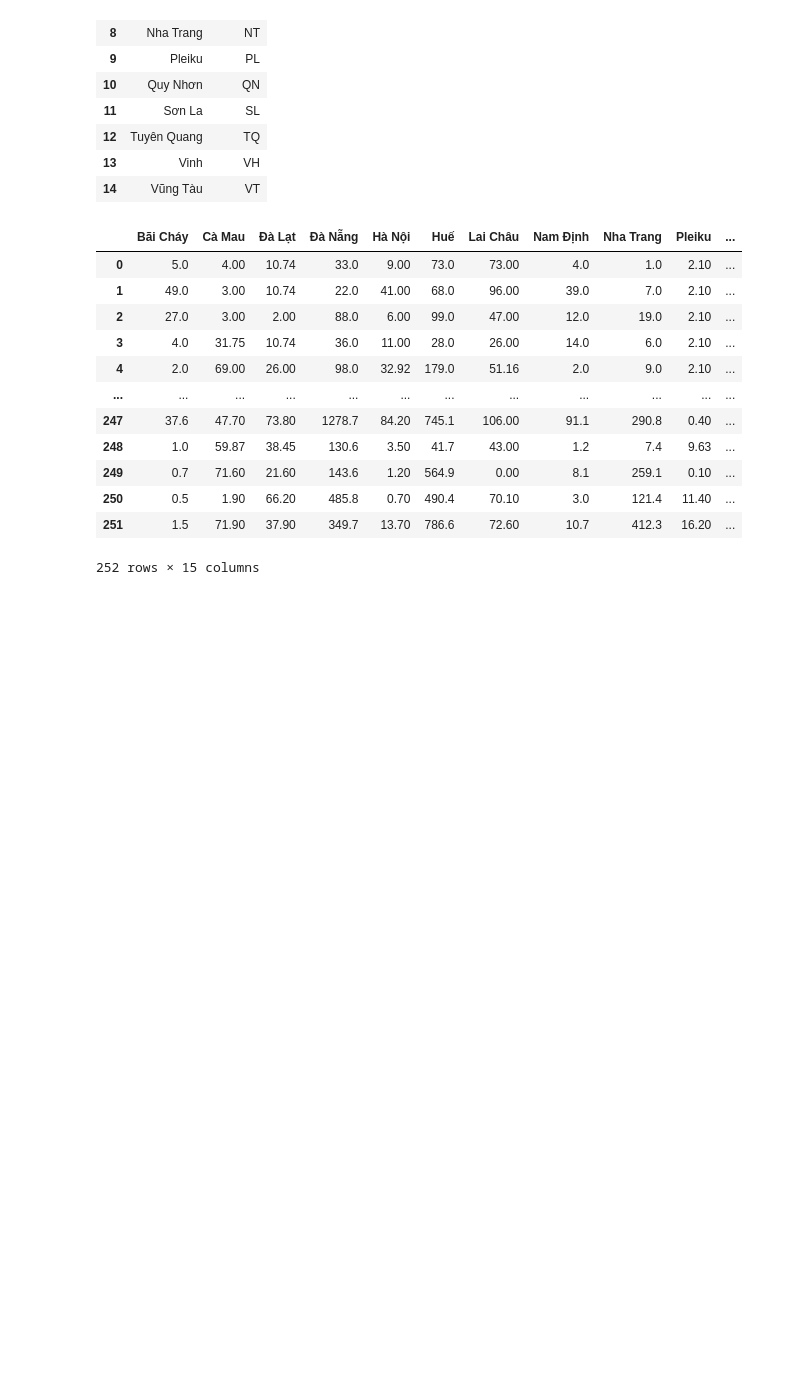
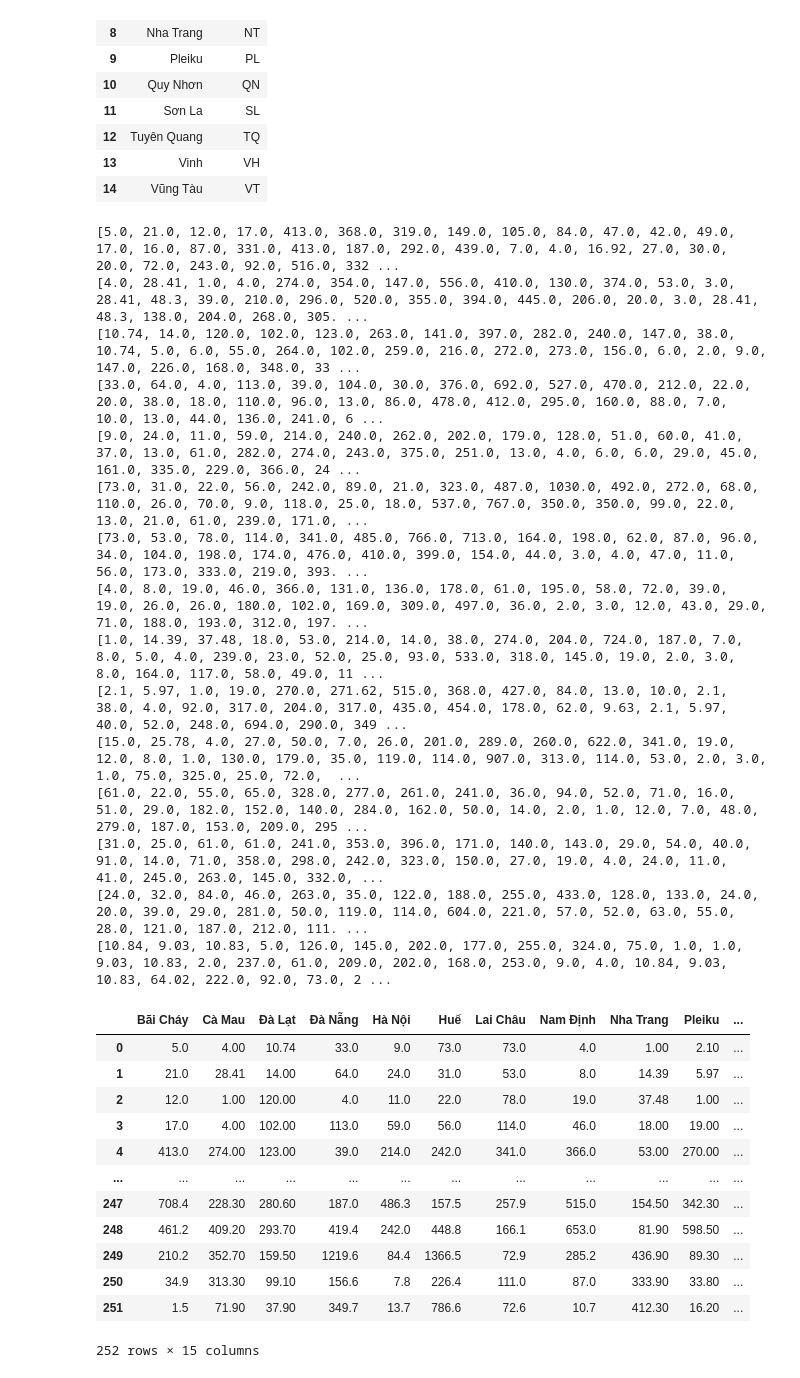
Before and after one commit to Cine-maker/Deep_Learning_Rainfall, a Jupyter notebook: data filling.ipynb, the cells around one changed output. Saved outputs shown, nothing was run; the diff lists cells and outputs as text; code cells hidden in the pictures; blank space fills up the shorter version.

```diff
--- a/data filling.ipynb
+++ b/data filling.ipynb
@@ -43,35 +43,51 @@ data_name
 # %%
 dafa=pd.DataFrame()
 for k in range(len(data_name['Symbol'])):
         Value_Rainfall=[]
         for i in range(12):
                 a=[]
                 for j in range(21):
                         a.append(df[data_name['Symbol'][k]][i+j*12])
                 Value_Rainfall.append(a)
         if np.isnan(sum(df[data_name['Symbol'][k]])):
                 Filling_Value=np.argwhere(np.isnan(Value_Rainfall))
-                print(data_name['Name'][k],Filling_Value)
                 for i in range(len(Filling_Value)):
                         Value_Rainfall[Filling_Value[i][0]][Filling_Value[i][1]]=np.nanmean(Value_Rainfall[Filling_Value[i][0]])
-
-        Value_Rainfall=[np.array(Value_Rainfall).flatten()]
-        dafa[data_name['Name'][k]]=Value_Rainfall[0].round(2)
+        Value_Filled=[]
+        for j in range(21):
+                for i in range(12):
+                        Value_Filled.append(Value_Rainfall[i][j].round(2))
+        dafa[data_name['Name'][k]]=Value_Filled
 dafa
 # %% [output]
+[5.0, 21.0, 12.0, 17.0, 413.0, 368.0, 319.0, 149.0, 105.0, 84.0, 47.0, 42.0, 49.0, 17.0, 16.0, 87.0, 331.0, 413.0, 187.0, 292.0, 439.0, 7.0, 4.0, 16.92, 27.0, 30.0, 20.0, 72.0, 243.0, 92.0, 516.0, 332 ...
+[4.0, 28.41, 1.0, 4.0, 274.0, 354.0, 147.0, 556.0, 410.0, 130.0, 374.0, 53.0, 3.0, 28.41, 48.3, 39.0, 210.0, 296.0, 520.0, 355.0, 394.0, 445.0, 206.0, 20.0, 3.0, 28.41, 48.3, 138.0, 204.0, 268.0, 305. ...
+[10.74, 14.0, 120.0, 102.0, 123.0, 263.0, 141.0, 397.0, 282.0, 240.0, 147.0, 38.0, 10.74, 5.0, 6.0, 55.0, 264.0, 102.0, 259.0, 216.0, 272.0, 273.0, 156.0, 6.0, 2.0, 9.0, 147.0, 226.0, 168.0, 348.0, 33 ...
+[33.0, 64.0, 4.0, 113.0, 39.0, 104.0, 30.0, 376.0, 692.0, 527.0, 470.0, 212.0, 22.0, 20.0, 38.0, 18.0, 110.0, 96.0, 13.0, 86.0, 478.0, 412.0, 295.0, 160.0, 88.0, 7.0, 10.0, 13.0, 44.0, 136.0, 241.0, 6 ...
+[9.0, 24.0, 11.0, 59.0, 214.0, 240.0, 262.0, 202.0, 179.0, 128.0, 51.0, 60.0, 41.0, 37.0, 13.0, 61.0, 282.0, 274.0, 243.0, 375.0, 251.0, 13.0, 4.0, 6.0, 6.0, 29.0, 45.0, 161.0, 335.0, 229.0, 366.0, 24 ...
+[73.0, 31.0, 22.0, 56.0, 242.0, 89.0, 21.0, 323.0, 487.0, 1030.0, 492.0, 272.0, 68.0, 110.0, 26.0, 70.0, 9.0, 118.0, 25.0, 18.0, 537.0, 767.0, 350.0, 350.0, 99.0, 22.0, 13.0, 21.0, 61.0, 239.0, 171.0, ...
+[73.0, 53.0, 78.0, 114.0, 341.0, 485.0, 766.0, 713.0, 164.0, 198.0, 62.0, 87.0, 96.0, 34.0, 104.0, 198.0, 174.0, 476.0, 410.0, 399.0, 154.0, 44.0, 3.0, 4.0, 47.0, 11.0, 56.0, 173.0, 333.0, 219.0, 393. ...
+[4.0, 8.0, 19.0, 46.0, 366.0, 131.0, 136.0, 178.0, 61.0, 195.0, 58.0, 72.0, 39.0, 19.0, 26.0, 26.0, 180.0, 102.0, 169.0, 309.0, 497.0, 36.0, 2.0, 3.0, 12.0, 43.0, 29.0, 71.0, 188.0, 193.0, 312.0, 197. ...
+[1.0, 14.39, 37.48, 18.0, 53.0, 214.0, 14.0, 38.0, 274.0, 204.0, 724.0, 187.0, 7.0, 8.0, 5.0, 4.0, 239.0, 23.0, 52.0, 25.0, 93.0, 533.0, 318.0, 145.0, 19.0, 2.0, 3.0, 8.0, 164.0, 117.0, 58.0, 49.0, 11 ...
+[2.1, 5.97, 1.0, 19.0, 270.0, 271.62, 515.0, 368.0, 427.0, 84.0, 13.0, 10.0, 2.1, 38.0, 4.0, 92.0, 317.0, 204.0, 317.0, 435.0, 454.0, 178.0, 62.0, 9.63, 2.1, 5.97, 40.0, 52.0, 248.0, 694.0, 290.0, 349 ...
+[15.0, 25.78, 4.0, 27.0, 50.0, 7.0, 26.0, 201.0, 289.0, 260.0, 622.0, 341.0, 19.0, 12.0, 8.0, 1.0, 130.0, 179.0, 35.0, 119.0, 114.0, 907.0, 313.0, 114.0, 53.0, 2.0, 3.0, 1.0, 75.0, 325.0, 25.0, 72.0,  ...
+[61.0, 22.0, 55.0, 65.0, 328.0, 277.0, 261.0, 241.0, 36.0, 94.0, 52.0, 71.0, 16.0, 51.0, 29.0, 182.0, 152.0, 140.0, 284.0, 162.0, 50.0, 14.0, 2.0, 1.0, 12.0, 7.0, 48.0, 279.0, 187.0, 153.0, 209.0, 295 ...
+[31.0, 25.0, 61.0, 61.0, 241.0, 353.0, 396.0, 171.0, 140.0, 143.0, 29.0, 54.0, 40.0, 91.0, 14.0, 71.0, 358.0, 298.0, 242.0, 323.0, 150.0, 27.0, 19.0, 4.0, 24.0, 11.0, 41.0, 245.0, 263.0, 145.0, 332.0, ...
+[24.0, 32.0, 84.0, 46.0, 263.0, 35.0, 122.0, 188.0, 255.0, 433.0, 128.0, 133.0, 24.0, 20.0, 39.0, 29.0, 281.0, 50.0, 119.0, 114.0, 604.0, 221.0, 57.0, 52.0, 63.0, 55.0, 28.0, 121.0, 187.0, 212.0, 111. ...
+[10.84, 9.03, 10.83, 5.0, 126.0, 145.0, 202.0, 177.0, 255.0, 324.0, 75.0, 1.0, 1.0, 9.03, 10.83, 2.0, 237.0, 61.0, 209.0, 202.0, 168.0, 253.0, 9.0, 4.0, 10.84, 9.03, 10.83, 64.02, 222.0, 92.0, 73.0, 2 ...
 |  | Bãi Cháy | Cà Mau | Đà Lạt | Đà Nẵng | Hà Nội | Huế | Lai Châu | Nam Định | Nha Trang | Pleiku | ... |
-| 0 | 5.0 | 4.00 | 10.74 | 33.0 | 9.00 | 73.0 | 73.00 | 4.0 | 1.0 | 2.10 | ... |
-| 1 | 49.0 | 3.00 | 10.74 | 22.0 | 41.00 | 68.0 | 96.00 | 39.0 | 7.0 | 2.10 | ... |
-| 2 | 27.0 | 3.00 | 2.00 | 88.0 | 6.00 | 99.0 | 47.00 | 12.0 | 19.0 | 2.10 | ... |
-| 3 | 4.0 | 31.75 | 10.74 | 36.0 | 11.00 | 28.0 | 26.00 | 14.0 | 6.0 | 2.10 | ... |
-| 4 | 2.0 | 69.00 | 26.00 | 98.0 | 32.92 | 179.0 | 51.16 | 2.0 | 9.0 | 2.10 | ... |
+| 0 | 5.0 | 4.00 | 10.74 | 33.0 | 9.0 | 73.0 | 73.0 | 4.0 | 1.00 | 2.10 | ... |
+| 1 | 21.0 | 28.41 | 14.00 | 64.0 | 24.0 | 31.0 | 53.0 | 8.0 | 14.39 | 5.97 | ... |
+| 2 | 12.0 | 1.00 | 120.00 | 4.0 | 11.0 | 22.0 | 78.0 | 19.0 | 37.48 | 1.00 | ... |
+| 3 | 17.0 | 4.00 | 102.00 | 113.0 | 59.0 | 56.0 | 114.0 | 46.0 | 18.00 | 19.00 | ... |
+| 4 | 413.0 | 274.00 | 123.00 | 39.0 | 214.0 | 242.0 | 341.0 | 366.0 | 53.00 | 270.00 | ... |
 | ... | ... | ... | ... | ... | ... | ... | ... | ... | ... | ... | ... |
-| 247 | 37.6 | 47.70 | 73.80 | 1278.7 | 84.20 | 745.1 | 106.00 | 91.1 | 290.8 | 0.40 | ... |
-| 248 | 1.0 | 59.87 | 38.45 | 130.6 | 3.50 | 41.7 | 43.00 | 1.2 | 7.4 | 9.63 | ... |
-| 249 | 0.7 | 71.60 | 21.60 | 143.6 | 1.20 | 564.9 | 0.00 | 8.1 | 259.1 | 0.10 | ... |
-| 250 | 0.5 | 1.90 | 66.20 | 485.8 | 0.70 | 490.4 | 70.10 | 3.0 | 121.4 | 11.40 | ... |
-| 251 | 1.5 | 71.90 | 37.90 | 349.7 | 13.70 | 786.6 | 72.60 | 10.7 | 412.3 | 16.20 | ... |
+| 247 | 708.4 | 228.30 | 280.60 | 187.0 | 486.3 | 157.5 | 257.9 | 515.0 | 154.50 | 342.30 | ... |
+| 248 | 461.2 | 409.20 | 293.70 | 419.4 | 242.0 | 448.8 | 166.1 | 653.0 | 81.90 | 598.50 | ... |
+| 249 | 210.2 | 352.70 | 159.50 | 1219.6 | 84.4 | 1366.5 | 72.9 | 285.2 | 436.90 | 89.30 | ... |
+| 250 | 34.9 | 313.30 | 99.10 | 156.6 | 7.8 | 226.4 | 111.0 | 87.0 | 333.90 | 33.80 | ... |
+| 251 | 1.5 | 71.90 | 37.90 | 349.7 | 13.7 | 786.6 | 72.6 | 10.7 | 412.30 | 16.20 | ... |
-252 rows × 15 columns
+252 rows × 15 columns
 # %%
 #Output by excel file
 dafa.to_excel('New data.xlsx', sheet_name='Data')
```
Also changed, not shown: parts of 1 cell of this notebook.
